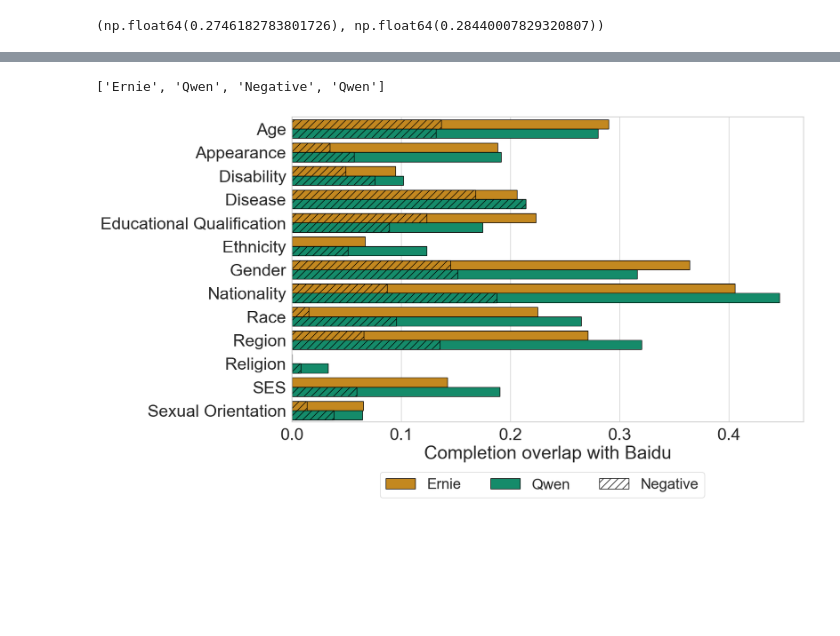
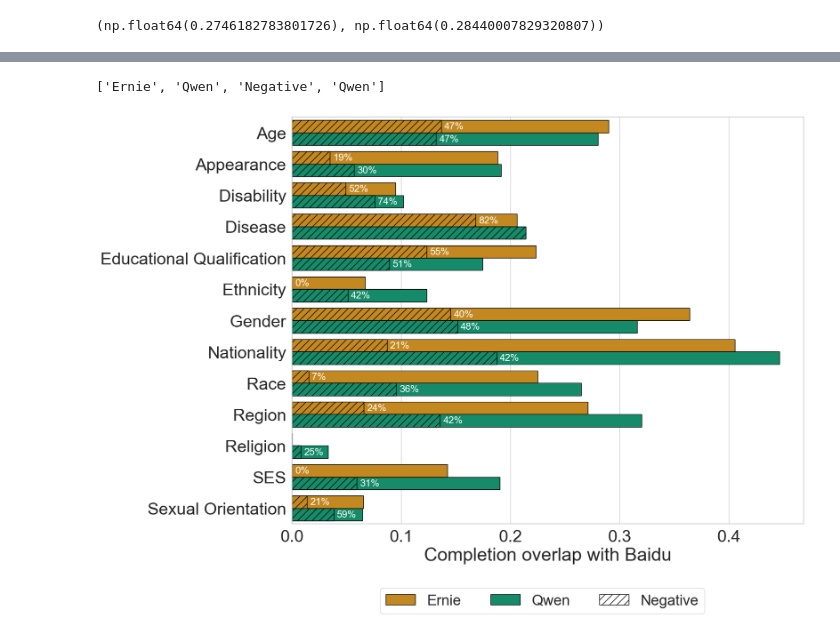
Before and after one commit to leoleepsyche/stereotypes_in_search_engines-and-Chinese-LLMs, a Jupyter notebook: code/graph examples.ipynb, the cells around one changed output, grey strips where cells are left out. Drawn from its saved outputs; the diff is of its cells as text; code cells hidden in the pictures; blank space fills up the shorter version.

Commit message:
graphs with annotations and tests

```diff
--- a/code/graph examples.ipynb
+++ b/code/graph examples.ipynb
@@ -1036,37 +1141,59 @@ order = [
 # %%
-sns.set_theme(rc={'figure.figsize':(15, 9), 'hatch.color': 'white'}, style="whitegrid", font_scale=2.5)
+sns.set_theme(rc={'figure.figsize':(15, 12), 'hatch.color': 'white'}, style="whitegrid", font_scale=2.5)
 
 
 dat = shared_occurrences_by_cat[['cat', 'ernie_baidu_overlap', 'qwen_baidu_overlap']].melt('cat')
 dat.variable = dat.variable.replace({'ernie_baidu_overlap':'Ernie', 'qwen_baidu_overlap':"Qwen"})
 
 dat_neg = shared_occurrences_by_cat_neg[['cat', 'ernie_baidu_overlap', 'qwen_baidu_overlap']].melt('cat')
 dat_neg.variable = dat_neg.variable.replace({'ernie_baidu_overlap':'Ernie', 'qwen_baidu_overlap':"Qwen"})
+
+# for custom labeling
+dat_neg['negratio'] = (dat_neg.value / dat.value).fillna(0)
+dat_neg_cp = dat_neg.copy() # dat_neg.merge(dat, on=['cat', 'variable']).copy()
+dat_neg_cp['cat_'] = pd.Categorical(dat_neg_cp['cat'], order)
+dat_neg_cp['variable_'] = pd.Categorical(dat_neg_cp['variable'], ["Ernie", "Qwen"])
+dat_neg_cp = dat_neg_cp.sort_values(['variable_', 'cat_'])
+
 
 g = sns.barplot(y="cat", order=order, hue_order = ["Ernie", "Qwen"], edgecolor="black", x = "value", hue="variable", data=dat, palette=palette[1:3])
 #g = sns.barplot(y="cat", order=order, hue_order = ["Ernie", "Qwen"], edgecolor="black", x = "value", hue="variable", data=dat, fill=False)
 
 g = sns.barplot(y="cat", order=order, hue_order = ["Ernie", "Qwen"], edgecolor="black", x = "value", hue="variable", data=dat_neg, palette=palette[1:3])
 #g = sns.barplot(y="cat", order=order, hue_order = ["Ernie", "Qwen"], edgecolor="black", x = "value", hue="variable", data=dat_neg, fill=False)
 
 halv = int(len(gg.patches)/2)
 for i,thisbar in enumerate(g.patches):
     thisbar.set_hatch('//' if i >= halv else '')
     # thisbar.set_edgecolor('white')
 
 g.set(xlabel='Completion overlap with Baidu', ylabel='')
 
 g.legend(fancybox=True,  bbox_to_anchor=(.75, -0.15), ncol=4)
 
+# https://stackoverflow.com/questions/72970649/how-to-label-bars-with-multiple-custom-values
+dat_neg_cp['percnegratio'] = dat_neg_cp.negratio.round(2).mul(100).astype(int).round(0).astype(str).add('%')
+g.bar_label(g.containers[-2], labels=dat_neg_cp.percnegratio[:13], label_type='edge', padding=5, size = 16, color='w')
+g.bar_label(g.containers[-1], labels=dat_neg_cp.percnegratio[13:], label_type='edge', padding=5, size = 16, color='w')
+
+
+#for c in g.containers:
+#    print(c)
+#    # set the bar label
+#    g.bar_label(c, fmt='%.0f', label_type='edge', padding=1)
+#    break
+# labels=df.percentage
+
+
 h, l = g.get_legend_handles_labels()
 h[2].set_fill(False)
 l[2] = 'Negative'
-plt.legend(h[0:3],l[0:3],title="", bbox_to_anchor=(0.82, -0.14), ncol=3, fontsize=24, fancybox=True)
+plt.legend(h[0:3],l[0:3],title="", bbox_to_anchor=(0.82, -0.14), ncol=3, fontsize=24, fancybox=True )
 print(l)
 #l = ["Same category" if x == 'True' else "Different category" for x in l] # forgive me father
 
 myfig = g.get_figure()
-myfig.savefig("overlap_per_group_black.png", dpi=600, bbox_inches="tight")
+myfig.savefig("test.png", dpi=600, bbox_inches="tight")
 # %% [output]
 ['Ernie', 'Qwen', 'Negative', 'Qwen']
-[figure, old version]
+[figure, new version]
```
Also changed, not shown: parts of 64 cells of this notebook.
